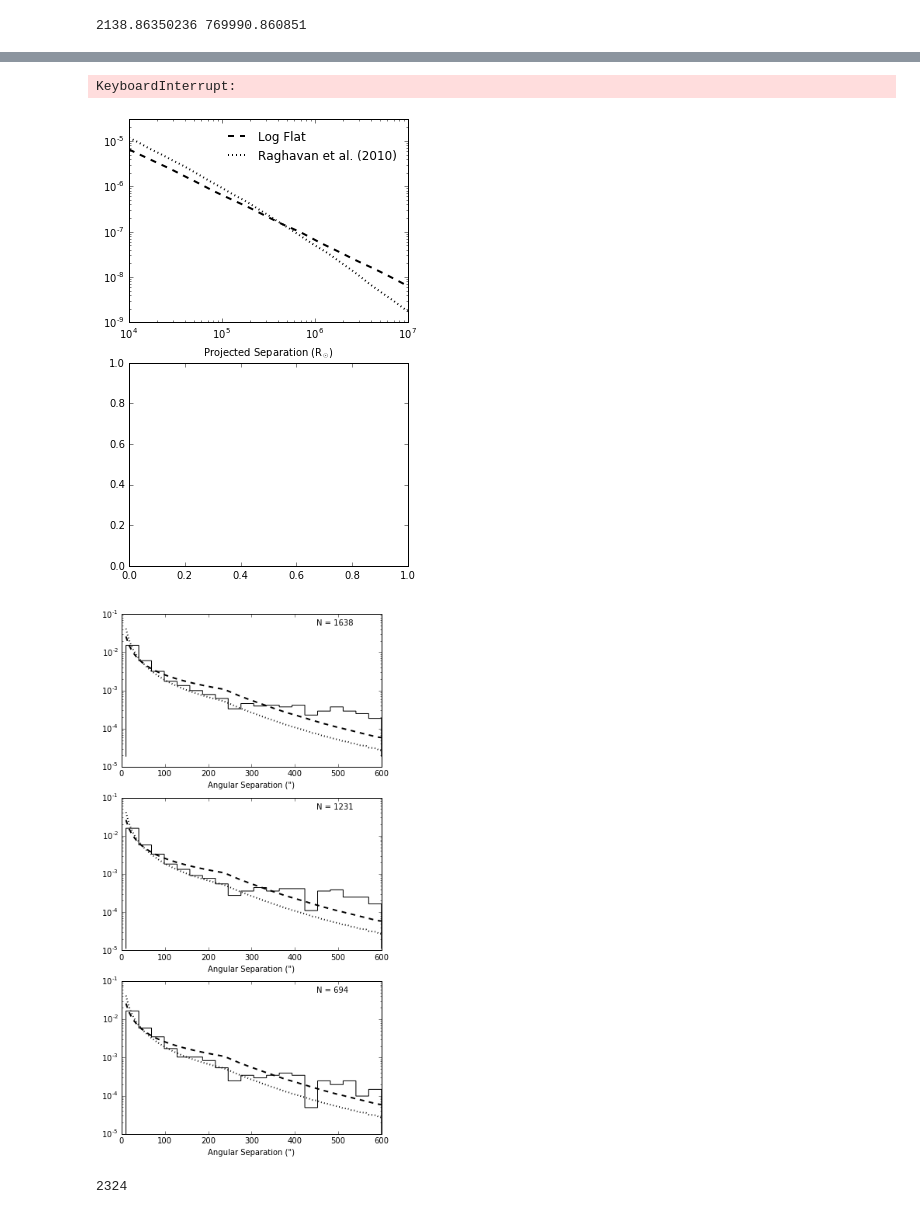
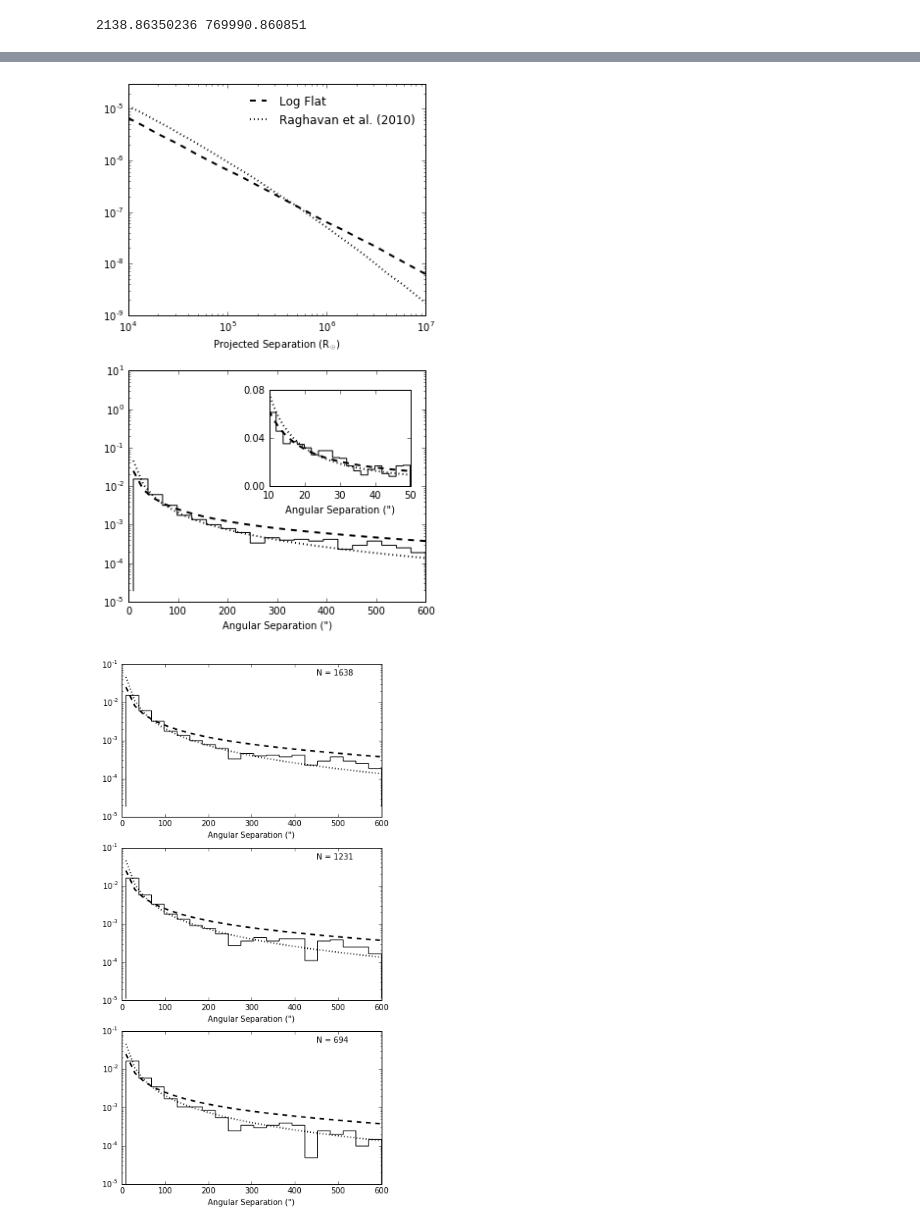
Before and after one commit to astroJeff/gaia_binaries, a Jupyter notebook: notebooks/TGAS_distribution.ipynb, the cells around one changed output, grey strips where cells are left out. Cells and saved outputs as stored; diff of their text form; code cells hidden in the pictures.

```diff
--- a/notebooks/TGAS_distribution.ipynb
+++ b/notebooks/TGAS_distribution.ipynb
@@ -553,0 +555,8 @@ def calc_integral(theta, dist_min, dist_max, dist_kde, s_kde):
+# %%
+def calc_theta_norm(theta_min, theta_max, dist_min, dist_max, dist_kde, s_kde):
+
+    args = dist_min, dist_max, dist_kde, s_kde
+
+    norm = quad(calc_integral, theta_min, theta_max, args=args)
+
+    return norm[0]
@@ -626,6 +651,12 @@ plt.show()
 # %%
 fig, ax = plt.subplots(2, 1, figsize=(5, 8))
 
+
+
+idx_100 = np.where(dist<100.0)
+idx_100_150 = np.intersect1d(np.where(dist<150.0)[0], np.where(dist>100.0)[0])
+idx_150_200 = np.intersect1d(np.where(dist<200.0)[0], np.where(dist>150.0)[0])
+idx_200 = np.where(dist<200.0)
 
 
 
@@ -644,7 +675,7 @@ ax[0].legend(loc=1, frameon=False)
 
 
 
-num_samples = 10
+num_samples = 30
 xmin, xmax = 10, 600
 idx_tmp = np.intersect1d(idx_200, np.where(TGAS_good['theta']>xmin)[0])
 idx = np.intersect1d(idx_tmp, np.where(TGAS_good['theta']<xmax)[0])
@@ -654,17 +685,19 @@ P_theta = np.zeros(num_samples)
 
 # Log-flat distribution
 for i in np.arange(num_samples):
-    P_theta[i] = calc_integral(tmp_theta[i], dist_min, dist_max, dist_kde, log_flat_sep_kde)[0]
+    P_theta[i] = calc_integral(tmp_theta[i], dist_min, dist_max, dist_kde, log_flat_sep_kde)
+theta_norm = calc_theta_norm(xmin, xmax, dist_min, dist_max, dist_kde, log_flat_sep_kde)
 
-weight = 1.0/np.mean(P_theta)/(xmax-xmin)
-ax[1].plot(tmp_theta, P_theta * weight, color='k', linestyle='dashed', linewidth=2.0)
+#weight = 1.0/np.mean(P_theta)/(xmax-xmin)
+ax[1].plot(tmp_theta, P_theta / theta_norm, color='k', linestyle='dashed', linewidth=2.0)
 
 # Log-normal distribution
 for i in np.arange(num_samples):
-    P_theta[i] = calc_integral(tmp_theta[i], dist_min, dist_max, dist_kde, log_normal_sep_kde)[0]
+    P_theta[i] = calc_integral(tmp_theta[i], dist_min, dist_max, dist_kde, log_normal_sep_kde)
+theta_norm = calc_theta_norm(xmin, xmax, dist_min, dist_max, dist_kde, log_normal_sep_kde)
 
-weight = 1.0/np.mean(P_theta)/(xmax-xmin)
-ax[1].plot(tmp_theta, P_theta * weight, color='k', linestyle='dotted', linewidth=2.0)
+#weight = 1.0/np.mean(P_theta)/(xmax-xmin)
+ax[1].plot(tmp_theta, P_theta / theta_norm, color='k', linestyle='dotted', linewidth=2.0)
 
 
 # Our pairs
@@ -681,51 +714,52 @@ ax[1].set_ylim(1.0e-5, 10.0)
 
 
 
-left, bottom, width, height = [0.5, 0.26, 0.4, 0.17]
+left, bottom, width, height = [0.5, 0.27, 0.4, 0.17]
 ax2 = fig.add_axes([left, bottom, width, height])
 
 
-num_samples = 10
+num_samples = 30
 xmin, xmax = 10, 50
 idx_tmp = np.intersect1d(idx_200, np.where(TGAS_good['theta']>xmin)[0])
 idx = np.intersect1d(idx_tmp, np.where(TGAS_good['theta']<xmax)[0])
 tmp_theta = np.linspace(xmin, xmax, num_samples)
 P_theta = np.zeros(num_samples)
 
 
 # Log-flat distribution
 for i in np.arange(num_samples):
-    P_theta[i] = calc_integral(tmp_theta[i], dist_min, dist_max, dist_kde, log_flat_sep_kde)[0]
+    P_theta[i] = calc_integral(tmp_theta[i], dist_min, dist_max, dist_kde, log_flat_sep_kde)
+theta_norm = calc_theta_norm(xmin, xmax, dist_min, dist_max, dist_kde, log_flat_sep_kde)
 
-weight = 1.0/np.mean(P_theta)/(xmax-xmin)
-ax2.plot(tmp_theta, P_theta * weight, color='k', linestyle='dashed', linewidth=2.0)
+#weight = 1.0/np.mean(P_theta)/(xmax-xmin)
+ax2.plot(tmp_theta, P_theta / theta_norm, color='k', linestyle='dashed', linewidth=2.0)
 
 # Log-normal distribution
 for i in np.arange(num_samples):
-    P_theta[i] = calc_integral(tmp_theta[i], dist_min, dist_max, dist_kde, log_normal_sep_kde)[0]
+    P_theta[i] = calc_integral(tmp_theta[i], dist_min, dist_max, dist_kde, log_normal_sep_kde)
+theta_norm = calc_theta_norm(xmin, xmax, dist_min, dist_max, dist_kde, log_normal_sep_kde)
 
-weight = 1.0/np.mean(P_theta)/(xmax-xmin)
-ax2.plot(tmp_theta, P_theta * weight, color='k', linestyle='dotted', linewidth=2.0)
+#weight = 1.0/np.mean(P_theta)/(xmax-xmin)
+ax2.plot(tmp_theta, P_theta / theta_norm, color='k', linestyle='dotted', linewidth=2.0)
 
 
 # Our pairs
-ax2.hist(TGAS_good['theta'][idx], histtype='step', color='k', bins=10, log=False, normed=True,
+ax2.hist(TGAS_good['theta'][idx], histtype='step', color='k', bins=20, log=False, normed=True,
          range=(xmin,xmax), label=r'$d < 200$ pc')
 
 ax2.set_xlabel('Angular Separation (")')
 #ax2.set_yscale('log')
 ax2.set_ylim(0.0, 0.08)
 ax2.set_xticks([10, 20, 30, 40, 50])
 ax2.set_yticks([0.0, 0.04, 0.08])
 
 
 
 plt.tight_layout()
-#plt.savefig('../figures/TGAS_theta_dist.pdf')
-plt.show()
+plt.savefig('../figures/TGAS_theta_dist.pdf')
+#plt.show()
 # %% [output]
-KeyboardInterrupt:
-[figure, old version]
+[figure, new version]
 # %%
 def plot_sample_angle(mu_limit, ax):
 
@@ -733,7 +767,7 @@ def plot_sample_angle(mu_limit, ax):
     mu_1= np.sqrt(TGAS_good['mu_ra_1']**2 + TGAS_good['mu_dec_1']**2)
     idx_mu = np.intersect1d(np.where(dist<200.0)[0], np.where(mu_1 > mu_limit)[0])
 
-    num_samples = 100
+    num_samples = 30
     xmin, xmax = 10, 600
     idx_tmp = np.intersect1d(idx_mu, np.where(TGAS_good['theta']>xmin)[0])
     idx = np.intersect1d(idx_tmp, np.where(TGAS_good['theta']<xmax)[0])
@@ -743,18 +777,18 @@ def plot_sample_angle(mu_limit, ax):
 
     # Log-flat distribution
     for i in np.arange(num_samples):
-        P_theta[i] = calc_integral(tmp_theta[i], dist_min, dist_max, dist_kde, log_flat_sep_kde)[0]
+        P_theta[i] = calc_integral(tmp_theta[i], dist_min, dist_max, dist_kde, log_flat_sep_kde)
+    theta_norm = calc_theta_norm(xmin, xmax, dist_min, dist_max, dist_kde, log_flat_sep_kde)
 
-    weight = 1.0/np.mean(P_theta)/(xmax-xmin)
-    ax.plot(tmp_theta, P_theta * weight, color='k', linestyle='dashed', linewidth=2.0)
+    ax.plot(tmp_theta, P_theta / theta_norm, color='k', linestyle='dashed', linewidth=2.0)
 
 
     # Log-normal distribution
     for i in np.arange(num_samples):
-        P_theta[i] = calc_integral(tmp_theta[i], dist_min, dist_max, dist_kde, log_normal_sep_kde)[0]
+        P_theta[i] = calc_integral(tmp_theta[i], dist_min, dist_max, dist_kde, log_normal_sep_kde)
+    theta_norm = calc_theta_norm(xmin, xmax, dist_min, dist_max, dist_kde, log_normal_sep_kde)
 
-    weight = 1.0/np.mean(P_theta)/(xmax-xmin)
-    ax.plot(tmp_theta, P_theta * weight, color='k', linestyle='dotted', linewidth=2.0)
+    ax.plot(tmp_theta, P_theta / theta_norm, color='k', linestyle='dotted', linewidth=2.0)
 
 
 
@@ -799,6 +833,7 @@ ax[1].text(450.0, 5.0e-2, 'N = '+str(len(idx)))
 
 
 
+
 # Mu > 50.0
 mu_limit = 50.0
 mu_1 = np.sqrt(TGAS_good['mu_ra_1']**2 + TGAS_good['mu_dec_1']**2)
@@ -822,8 +857,4 @@ for i in np.arange(3):
 
 plt.show()
 # %% [output]
-[figure, old version]
+[figure, new version]
-# %%
-print len(dist[dist<200.0])
-# %% [output]
-2324
```
Also changed, not shown: parts of 9 cells of this notebook, 1 other file.
